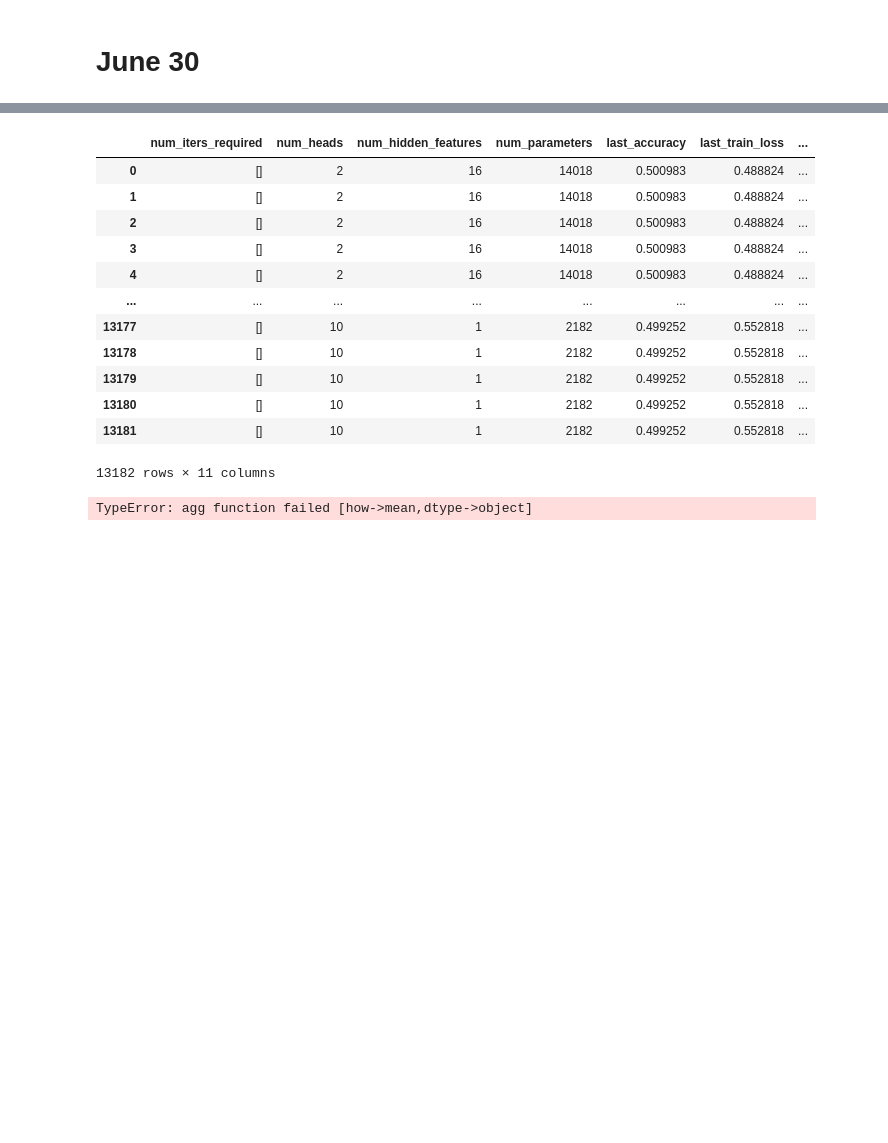
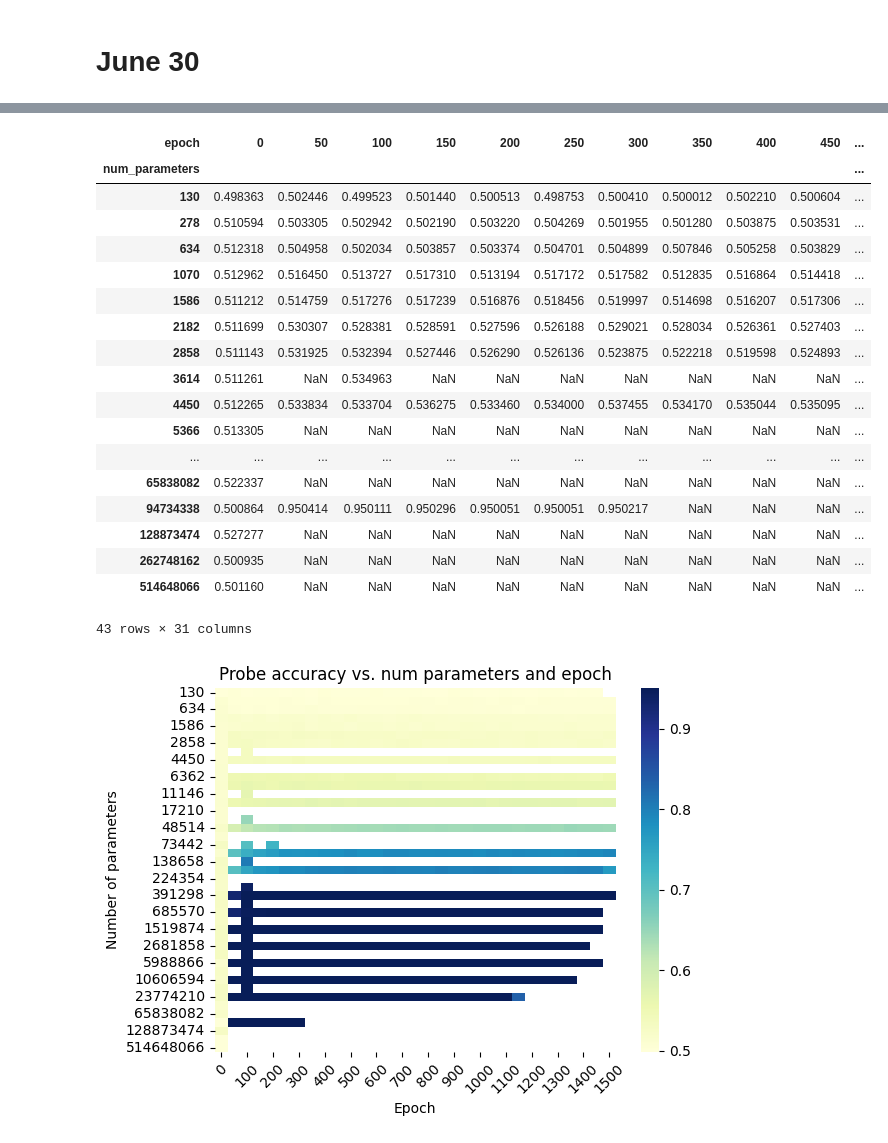
Before and after one commit to anhhuyalex/renormalization, a Jupyter notebook: icl_memorization/analysis3.ipynb, the cells around one changed output, grey strips where cells are left out. Drawn from its saved outputs; the diff is of its cells as text; code cells hidden in the pictures; blank space fills up the shorter version.

Commit message:
remove runs that end too early, avoid checkerboard heatmap

```diff
--- a/icl_memorization/analysis3.ipynb
+++ b/icl_memorization/analysis3.ipynb
@@ -687,6 +687,7 @@ from glob import glob
 f = './cache/memo_june28_fork_progress/*'
 df = defaultdict(list)
 folders = glob(f)
+print(len(folders))
 for folder in folders:
 
     subdir = folder.split('/')[-1]
@@ -709,8 +710,12 @@ for folder in folders:
 
     num_heads = data["args"]["num_heads"]
     num_hidden_features = data["args"]["num_hidden_features"]
-    print("model", data["args"]["lr"], num_heads, num_hidden_features, np.sum([torch.prod(torch.tensor(v.shape)).item() for k, v in model.items()]))
+    print("model", data["args"]["lr"], num_heads, num_hidden_features, np.sum([torch.prod(torch.tensor(v.shape)).item() for k, v in model.items()]),
+          "len logs", len(data["logs"]), "epochs", (data["logs"][-1]["epoch"]+1)*50)
 
+    # Too few iterations, skip
+    if (data["logs"][-1]["epoch"]+1)*50 < 1000:
+        continue
     logsoftmaxloss = defaultdict(list)
     K = data["args"]["K"]
     pre_switch_last_log = len(data["logs"]) // 2 - 1
@@ -723,12 +728,14 @@ for folder in folders:
     # df_num_appearances = defaultdict(list)
     # print(len(data["logs"]))
     for log_id, l in enumerate(data["logs"]):
-        if len(l["test_metrics"]) > 0:
-            df["num_iters_required"].append(l["test_metrics"]["num_iters_required"])
+        if "probe_metrics" in l:
+            # print(np.stack(l["probe_metrics"]["accuracy"]).flatten())
+            df["num_iters_required"].append(l["probe_metrics"]["num_iters_required"])
             df["num_heads"].append(num_heads)
             df["num_hidden_features"].append(num_hidden_features)
             df["num_parameters"].append(np.sum([torch.prod(torch.tensor(v.shape)).item() for k, v in model.items()]))
             df["last_accuracy"].append(last_accuracy)
+            df["probe_accuracy"].append(np.stack(l["probe_metrics"]["accuracy"]).flatten()[-10:].mean())
             df["last_train_loss"].append(last_log["train_loss"])
             df["pre_switch_last_accuracy"].append(data["logs"][pre_switch_last_log]["test_metrics"]["accuracy"][:10000].mean())
             df["pre_switch_last_train_loss"].append(data["logs"][pre_switch_last_log]["train_loss"])
@@ -756,22 +763,42 @@ model 0.001 10 1 2182
 # %%
 # plot a heat map of the num_iters_required vs num_heads and num_hidden_features
 df_num_iters_required = pd.DataFrame(df)
-display(df_num_iters_required)
-df_num_iters_required = df_num_iters_required.pivot_table(index="num_parameters", columns="epoch", values="num_iters_required", aggfunc="mean")
-sns.heatmap(df_num_iters_required, annot=True, cmap="YlGnBu")
+# display(df_num_iters_required)
+_df_num_iters_required = df_num_iters_required.pivot_table(index="num_parameters", columns="epoch", values="probe_accuracy", aggfunc="mean")
+display(_df_num_iters_required)
+sns.heatmap(_df_num_iters_required, annot=False, cmap="YlGnBu")
+plt.title("Probe accuracy vs. num parameters and epoch")
+plt.xlabel("Epoch")
+plt.ylabel("Number of parameters")
+plt.xticks(rotation=45)
+plt.tight_layout()
 plt.show()
+_df_num_iters_required = df_num_iters_required.pivot_table(index="num_parameters", columns="epoch", values="num_iters_required", aggfunc="mean")
+sns.heatmap(_df_num_iters_required, annot=False, cmap="YlGnBu")
+plt.title("Number of iterations required vs. num parameters and epoch")
+plt.xlabel("Epoch")
+plt.ylabel("Number of parameters")
+plt.xticks(rotation=45)
+plt.tight_layout()
+plt.show()
 # %% [output]
-|  | num_iters_required | num_heads | num_hidden_features | num_parameters | last_accuracy | last_train_loss | ... |
-| 0 | [] | 2 | 16 | 14018 | 0.500983 | 0.488824 | ... |
-| 1 | [] | 2 | 16 | 14018 | 0.500983 | 0.488824 | ... |
-| 2 | [] | 2 | 16 | 14018 | 0.500983 | 0.488824 | ... |
-| 3 | [] | 2 | 16 | 14018 | 0.500983 | 0.488824 | ... |
-| 4 | [] | 2 | 16 | 14018 | 0.500983 | 0.488824 | ... |
-| ... | ... | ... | ... | ... | ... | ... | ... |
-| 13177 | [] | 10 | 1 | 2182 | 0.499252 | 0.552818 | ... |
-| 13178 | [] | 10 | 1 | 2182 | 0.499252 | 0.552818 | ... |
-| 13179 | [] | 10 | 1 | 2182 | 0.499252 | 0.552818 | ... |
-| 13180 | [] | 10 | 1 | 2182 | 0.499252 | 0.552818 | ... |
-| 13181 | [] | 10 | 1 | 2182 | 0.499252 | 0.552818 | ... |
+| epoch | 0 | 50 | 100 | 150 | 200 | 250 | 300 | 350 | 400 | 450 | ... |
+| num_parameters |  |  |  |  |  |  |  |  |  |  | ... |
+| 130 | 0.498363 | 0.502446 | 0.499523 | 0.501440 | 0.500513 | 0.498753 | 0.500410 | 0.500012 | 0.502210 | 0.500604 | ... |
+| 278 | 0.510594 | 0.503305 | 0.502942 | 0.502190 | 0.503220 | 0.504269 | 0.501955 | 0.501280 | 0.503875 | 0.503531 | ... |
+| 634 | 0.512318 | 0.504958 | 0.502034 | 0.503857 | 0.503374 | 0.504701 | 0.504899 | 0.507846 | 0.505258 | 0.503829 | ... |
+| 1070 | 0.512962 | 0.516450 | 0.513727 | 0.517310 | 0.513194 | 0.517172 | 0.517582 | 0.512835 | 0.516864 | 0.514418 | ... |
+| 1586 | 0.511212 | 0.514759 | 0.517276 | 0.517239 | 0.516876 | 0.518456 | 0.519997 | 0.514698 | 0.516207 | 0.517306 | ... |
+| 2182 | 0.511699 | 0.530307 | 0.528381 | 0.528591 | 0.527596 | 0.526188 | 0.529021 | 0.528034 | 0.526361 | 0.527403 | ... |
+| 2858 | 0.511143 | 0.531925 | 0.532394 | 0.527446 | 0.526290 | 0.526136 | 0.523875 | 0.522218 | 0.519598 | 0.524893 | ... |
+| 3614 | 0.511261 | NaN | 0.534963 | NaN | NaN | NaN | NaN | NaN | NaN | NaN | ... |
+| 4450 | 0.512265 | 0.533834 | 0.533704 | 0.536275 | 0.533460 | 0.534000 | 0.537455 | 0.534170 | 0.535044 | 0.535095 | ... |
+| 5366 | 0.513305 | NaN | NaN | NaN | NaN | NaN | NaN | NaN | NaN | NaN | ... |
+| ... | ... | ... | ... | ... | ... | ... | ... | ... | ... | ... | ... |
+| 65838082 | 0.522337 | NaN | NaN | NaN | NaN | NaN | NaN | NaN | NaN | NaN | ... |
+| 94734338 | 0.500864 | 0.950414 | 0.950111 | 0.950296 | 0.950051 | 0.950051 | 0.950217 | NaN | NaN | NaN | ... |
+| 128873474 | 0.527277 | NaN | NaN | NaN | NaN | NaN | NaN | NaN | NaN | NaN | ... |
+| 262748162 | 0.500935 | NaN | NaN | NaN | NaN | NaN | NaN | NaN | NaN | NaN | ... |
+| 514648066 | 0.501160 | NaN | NaN | NaN | NaN | NaN | NaN | NaN | NaN | NaN | ... |
-13182 rows × 11 columns
+43 rows × 31 columns
-TypeError: agg function failed [how->mean,dtype->object]
+[figure, added]
```
Also changed, not shown: parts of 2 cells of this notebook.
